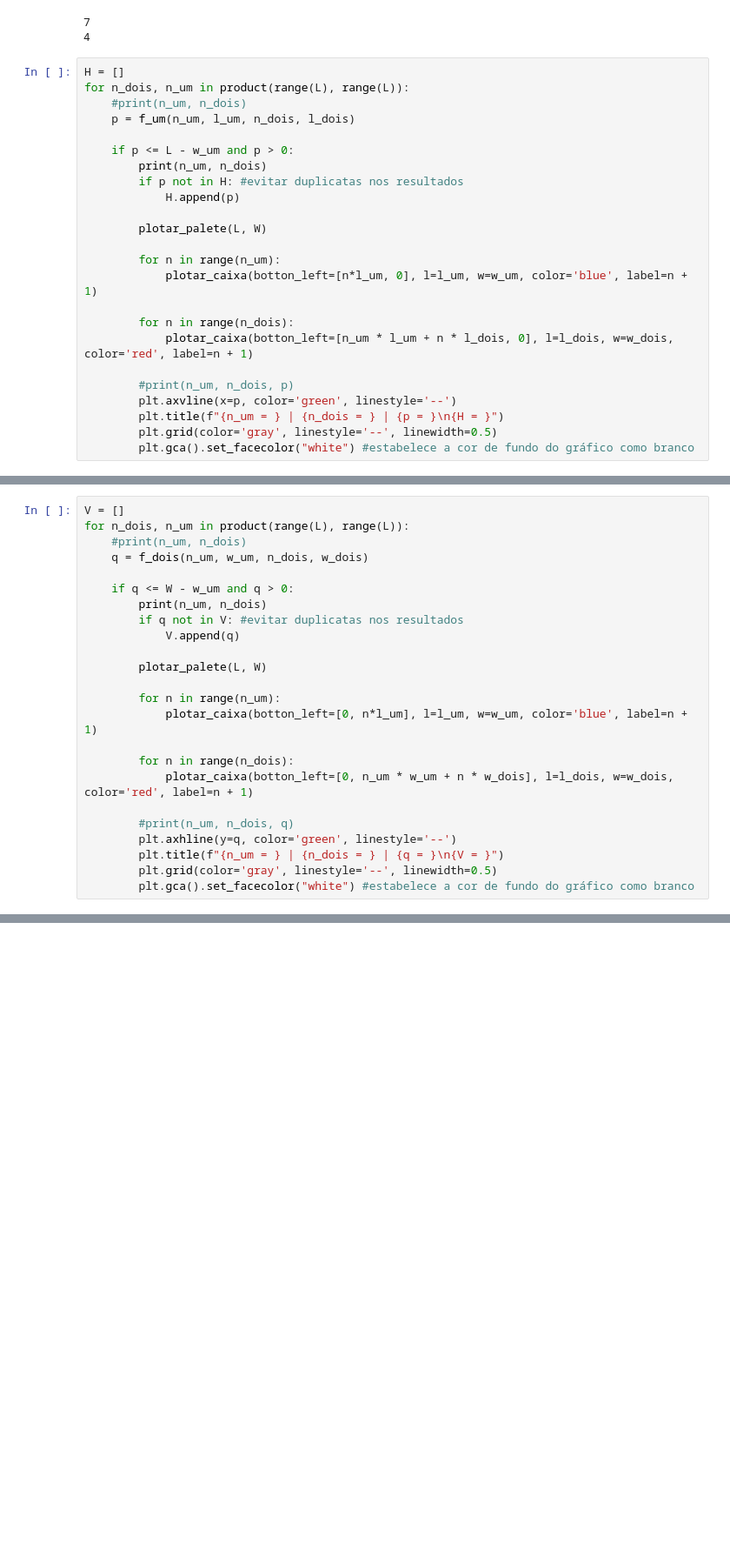
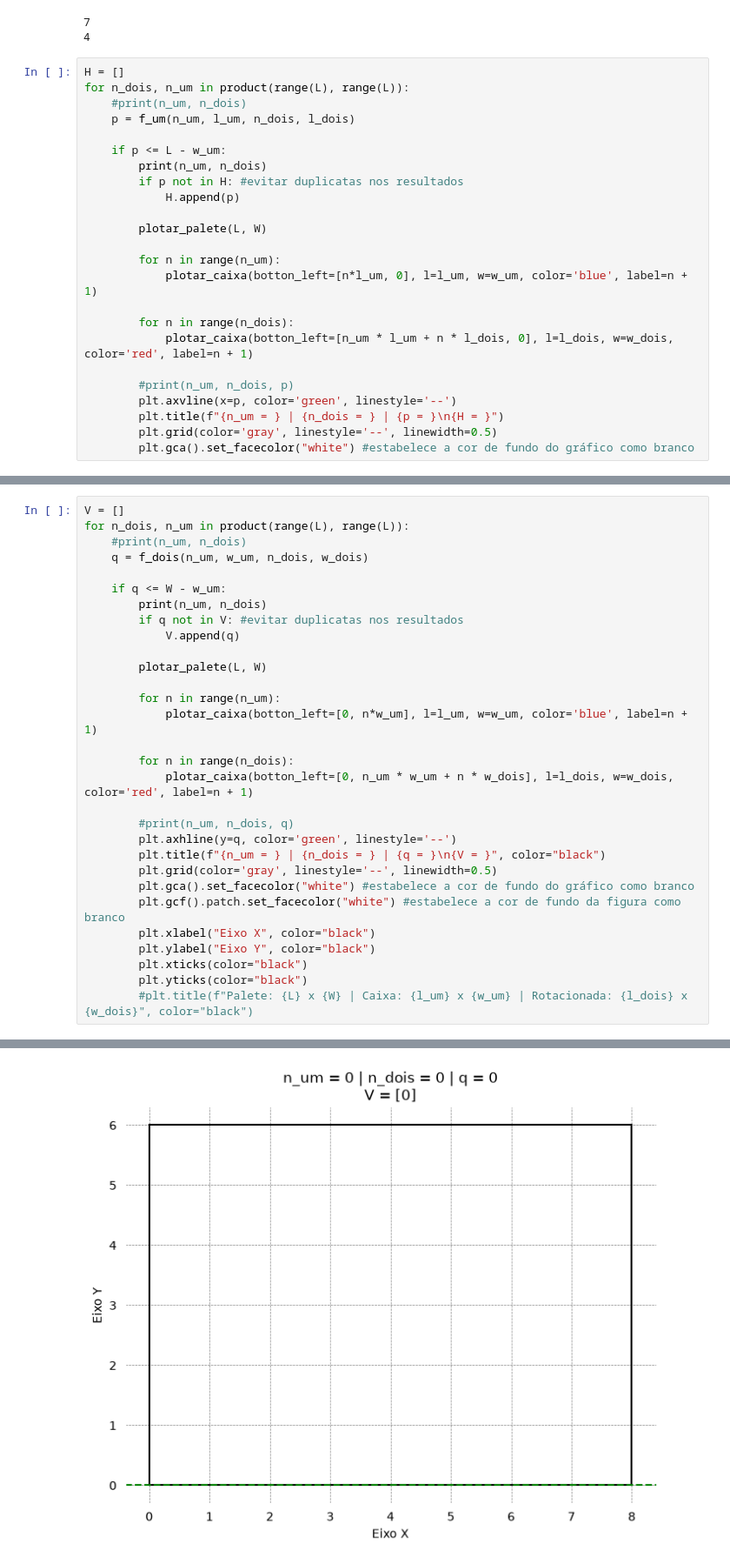
Before and after one commit to sae-fernando/palete_caixa, a Jupyter notebook: palete_caixa_aula.ipynb, the cells around one changed output, grey strips where cells are left out. Shown at 87% size. Saved outputs shown, nothing was run; the diff lists cells and outputs as text; blank space fills up the shorter version.

```diff
--- a/palete_caixa_aula.ipynb
+++ b/palete_caixa_aula.ipynb
@@ -86,7 +88,7 @@ for n_dois, n_um in product(range(L), range(L)):
     #print(n_um, n_dois)
     p = f_um(n_um, l_um, n_dois, l_dois)
 
-    if p <= L - w_um and p > 0:
+    if p <= L - w_um:
         print(n_um, n_dois)
         if p not in H: #evitar duplicatas nos resultados
             H.append(p)
@@ -123,7 +127,7 @@ for n_dois, n_um in product(range(L), range(L)):
     #print(n_um, n_dois)
     q = f_dois(n_um, w_um, n_dois, w_dois)
 
-    if q <= W - w_um and q > 0:
+    if q <= W - w_um:
         print(n_um, n_dois)
         if q not in V: #evitar duplicatas nos resultados
             V.append(q)
@@ -131,13 +135,20 @@ for n_dois, n_um in product(range(L), range(L)):
         plotar_palete(L, W)
 
         for n in range(n_um):
-            plotar_caixa(botton_left=[0, n*l_um], l=l_um, w=w_um, color='blue', label=n + 1)
+            plotar_caixa(botton_left=[0, n*w_um], l=l_um, w=w_um, color='blue', label=n + 1)
 
         for n in range(n_dois):
             plotar_caixa(botton_left=[0, n_um * w_um + n * w_dois], l=l_dois, w=w_dois, color='red', label=n + 1)
 
         #print(n_um, n_dois, q)
         plt.axhline(y=q, color='green', linestyle='--')
-        plt.title(f"{n_um = } | {n_dois = } | {q = }\n{V = }")
+        plt.title(f"{n_um = } | {n_dois = } | {q = }\n{V = }", color="black")
         plt.grid(color='gray', linestyle='--', linewidth=0.5)
         plt.gca().set_facecolor("white") #estabelece a cor de fundo do gráfico como branco
+        plt.gcf().patch.set_facecolor("white") #estabelece a cor de fundo da figura como branco
+        plt.xlabel("Eixo X", color="black")
+        plt.ylabel("Eixo Y", color="black")
+        plt.xticks(color="black")
+        plt.yticks(color="black")
+        #plt.title(f"Palete: {L} x {W} | Caixa: {l_um} x {w_um} | Rotacionada: {l_dois} x {w_dois}", color="black")
+# %% [output]
@@ -143,0 +159 @@ for n_dois, n_um in product(range(L), range(L)):
+[figure, added]
```
Also changed, not shown: parts of 34 cells of this notebook.
